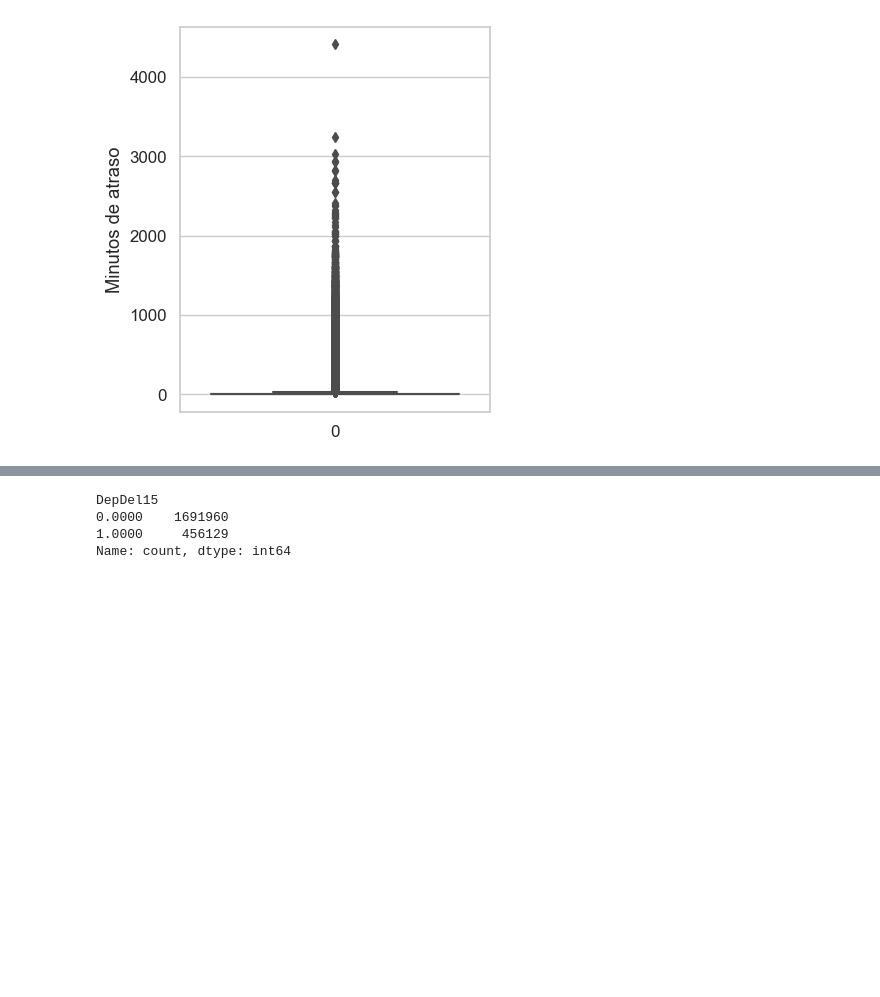
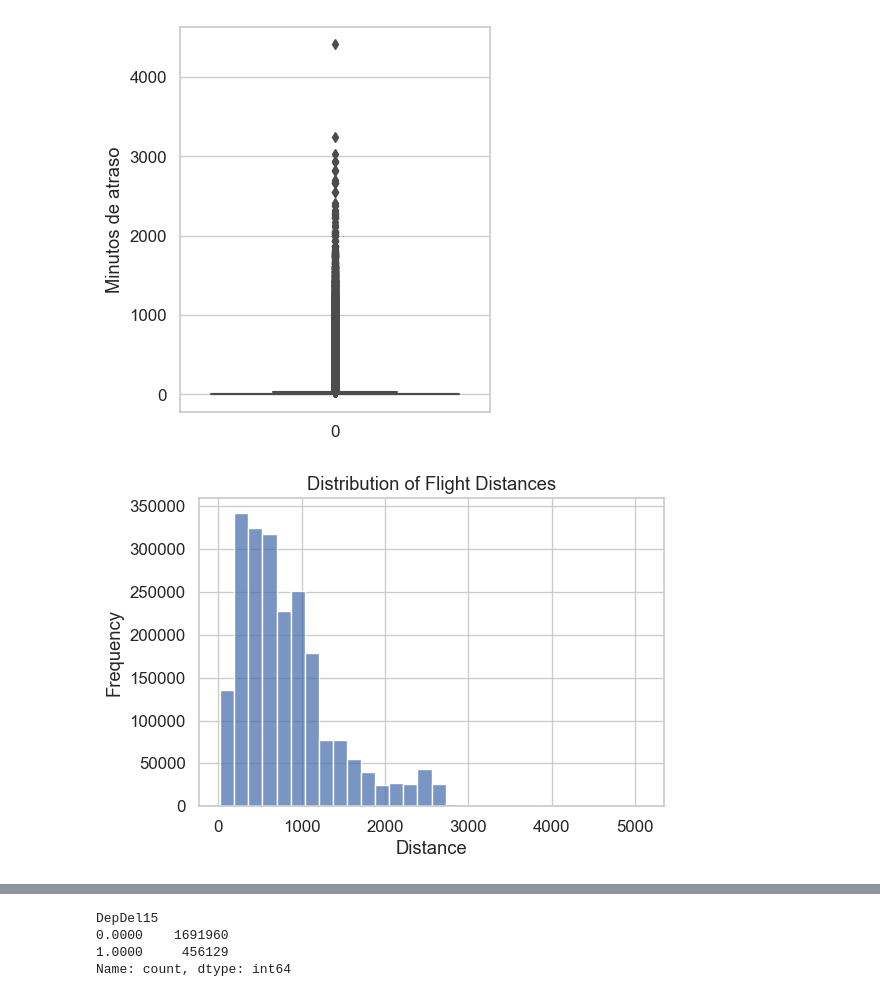
Before and after one commit to martinpimentel/flight-delay-predictions, a Jupyter notebook: EDA.ipynb, the cells around one changed output, grey strips where cells are left out. Cells and saved outputs as stored; diff of their text form; code cells hidden in the pictures; blank space fills up the shorter version.

```diff
--- a/EDA.ipynb
+++ b/EDA.ipynb
@@ -101,3 +123,12 @@ sns.boxplot(
 # %% [output]
 [Text(0, 0.5, 'Minutos de atraso')]
 [figure]
+# %%
+plt.figure(figsize=(6, 4))
+sns.histplot(data=df, x='Distance', bins=30)
+plt.title('Distribution of Flight Distances')
+plt.xlabel('Distance')
+plt.ylabel('Frequency')
+plt.show()
+# %% [output]
+[figure, added]
```
Also changed, not shown: parts of 23 cells of this notebook.
